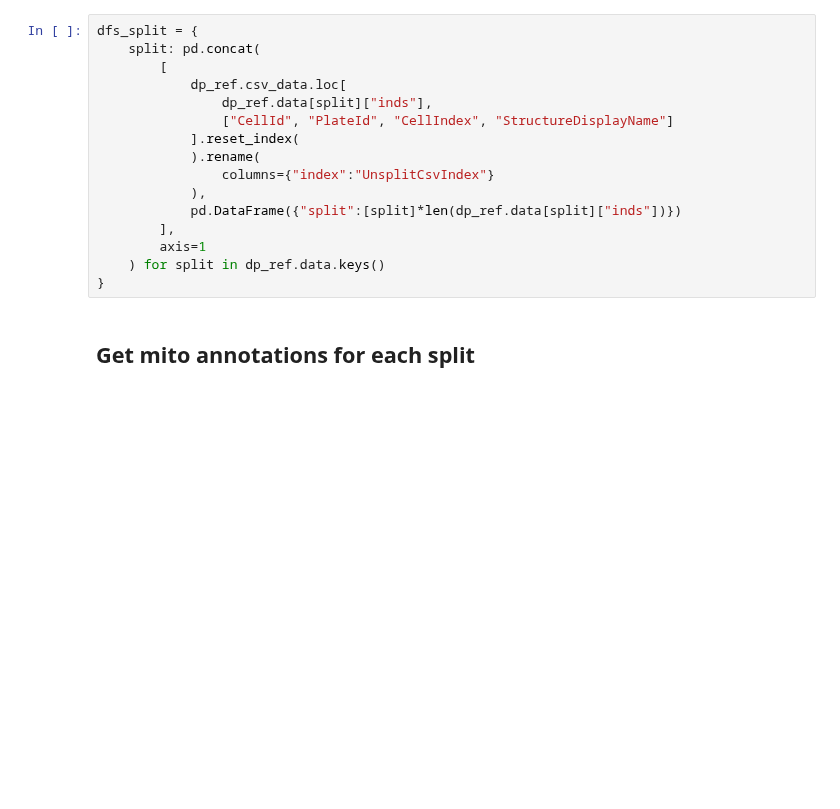
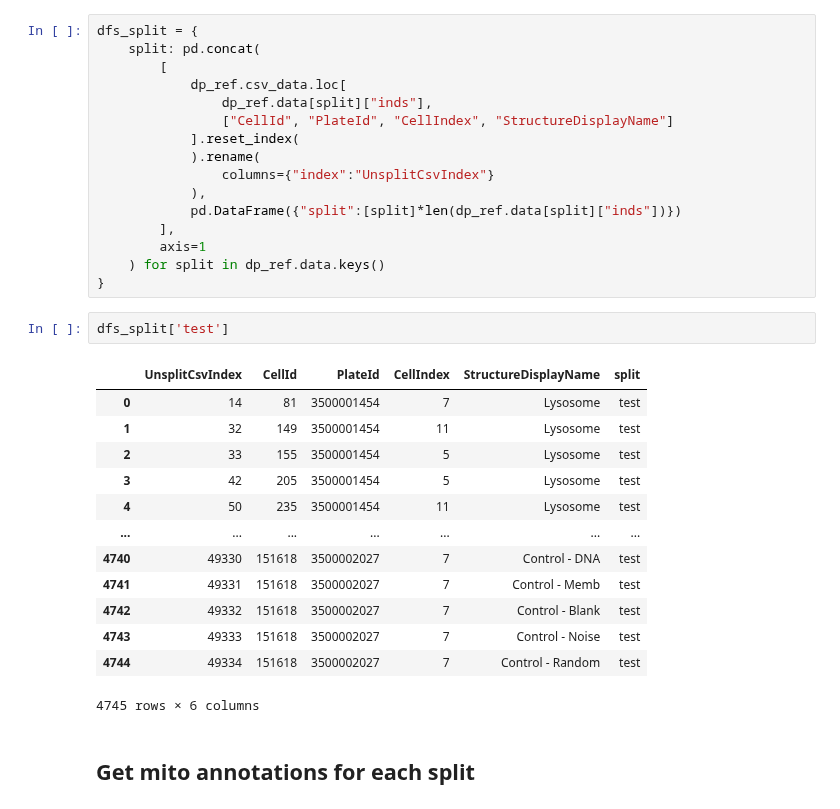
Before and after one commit to AllenCellModeling/pytorch_integrated_cell, a Jupyter notebook: examples/paper_plos_2020/7_latent_space_visualization.ipynb, the cells around one changed output. Cells and saved outputs as stored; diff of their text form; blank space fills up the shorter version.

```diff
--- a/examples/paper_plos_2020/7_latent_space_visualization.ipynb
+++ b/examples/paper_plos_2020/7_latent_space_visualization.ipynb
@@ -82,6 +90,22 @@ dfs_split = {
         axis=1
     ) for split in dp_ref.data.keys()
 }
+# %%
+dfs_split['test']
+# %% [output]
+|  | UnsplitCsvIndex | CellId | PlateId | CellIndex | StructureDisplayName | split |
+| 0 | 14 | 81 | 3500001454 | 7 | Lysosome | test |
+| 1 | 32 | 149 | 3500001454 | 11 | Lysosome | test |
+| 2 | 33 | 155 | 3500001454 | 5 | Lysosome | test |
+| 3 | 42 | 205 | 3500001454 | 5 | Lysosome | test |
+| 4 | 50 | 235 | 3500001454 | 11 | Lysosome | test |
+| ... | ... | ... | ... | ... | ... | ... |
+| 4740 | 49330 | 151618 | 3500002027 | 7 | Control - DNA | test |
+| 4741 | 49331 | 151618 | 3500002027 | 7 | Control - Memb | test |
+| 4742 | 49332 | 151618 | 3500002027 | 7 | Control - Blank | test |
+| 4743 | 49333 | 151618 | 3500002027 | 7 | Control - Noise | test |
+| 4744 | 49334 | 151618 | 3500002027 | 7 | Control - Random | test |
+4745 rows × 6 columns
 # %% [markdown]
 ## Get mito annotations for each split
 # %%
```
Also changed, not shown: parts of 35 cells of this notebook, 6 other files.
